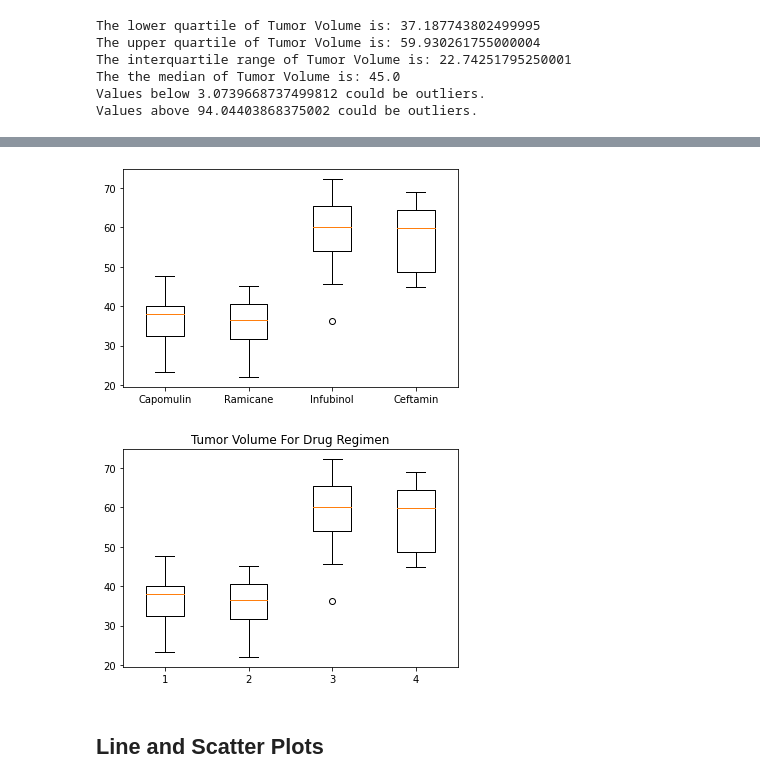
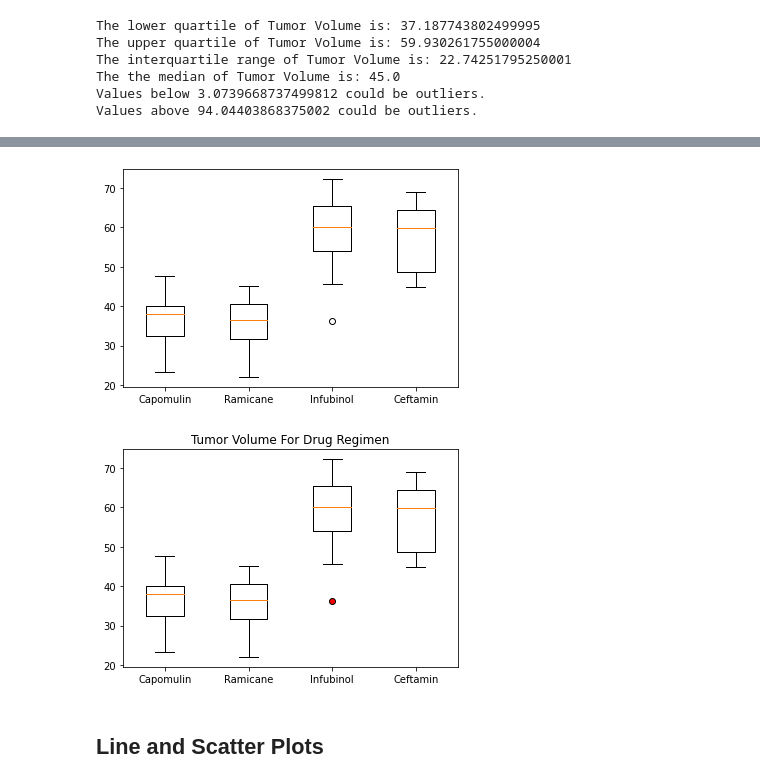
Before and after one commit to bleeclt/Pymaceuticals, a Jupyter notebook: pymaceuticals_starter.ipynb, the cells around one changed output, grey strips where cells are left out. Cells and saved outputs as stored; diff of their text form; code cells hidden in the pictures.

```diff
--- a/pymaceuticals_starter.ipynb
+++ b/pymaceuticals_starter.ipynb
@@ -371,6 +374,9 @@ markers = ["o","^","s","d"]
 
 # Create empty list to fill with tumor vol data (for plotting)
 tumor_vol_data = []
+
+for treatment in drugs:
+    merge_df =
 # %%
 # Calculate the IQR and quantitatively determine if there are any potential outliers.
 quartiles = merge_df['Tumor Volume (mm3)'].quantile([.25,.5,.75])
@@ -453,23 +460,25 @@ capo_tumor_v
 # %%
 # Generate a box plot of the final tumor volume of each mouse across four regimens of interest
 
 drug_list = merge_df.groupby('Drug Regimen')['Tumor Volume (mm3)'].apply(list)
 drug_list_df = pd.DataFrame(drug_list)
 drug_list_df = drug_list_df.reindex(drugs)
 #drug_list_df
 
 tumor_vol_data = [vol for vol in drug_list_df['Tumor Volume (mm3)']]
 #tumor_vol_data
 
 data = tumor_vol_data
 plt.boxplot(tumor_vol_data, labels=drugs)
-fig1, ax1 = plt.subplots()
-ax1.set_title('Tumor Volume For Drug Regimen')
-ax1.boxplot(tumor_vol_data)
+fig, ax = plt.subplots()
+ax.set_title('Tumor Volume For Drug Regimen')
+Outlier = dict(markerfacecolor='r')
+
+ax.boxplot(tumor_vol_data, labels = drugs, flierprops = Outlier)
 plt.show()
 # %% [output]
 [figure]
-[figure, old version]
+[figure, new version]
 # %% [markdown]
 ## Line and Scatter Plots
 # %%
```
Also changed, not shown: parts of 3 cells of this notebook.
